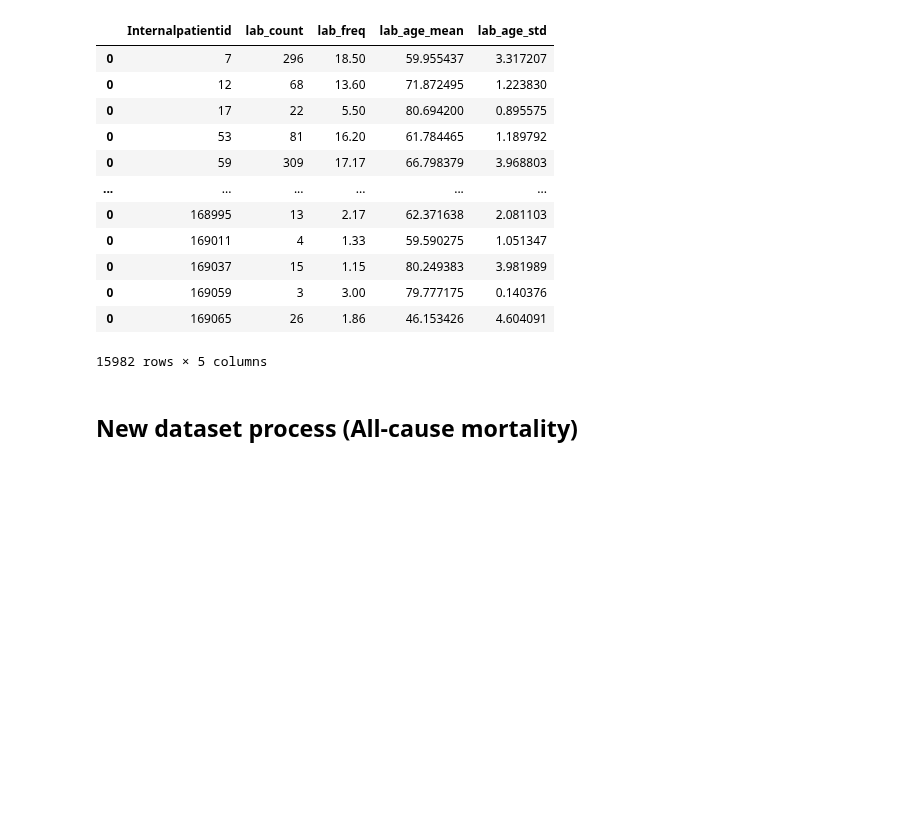
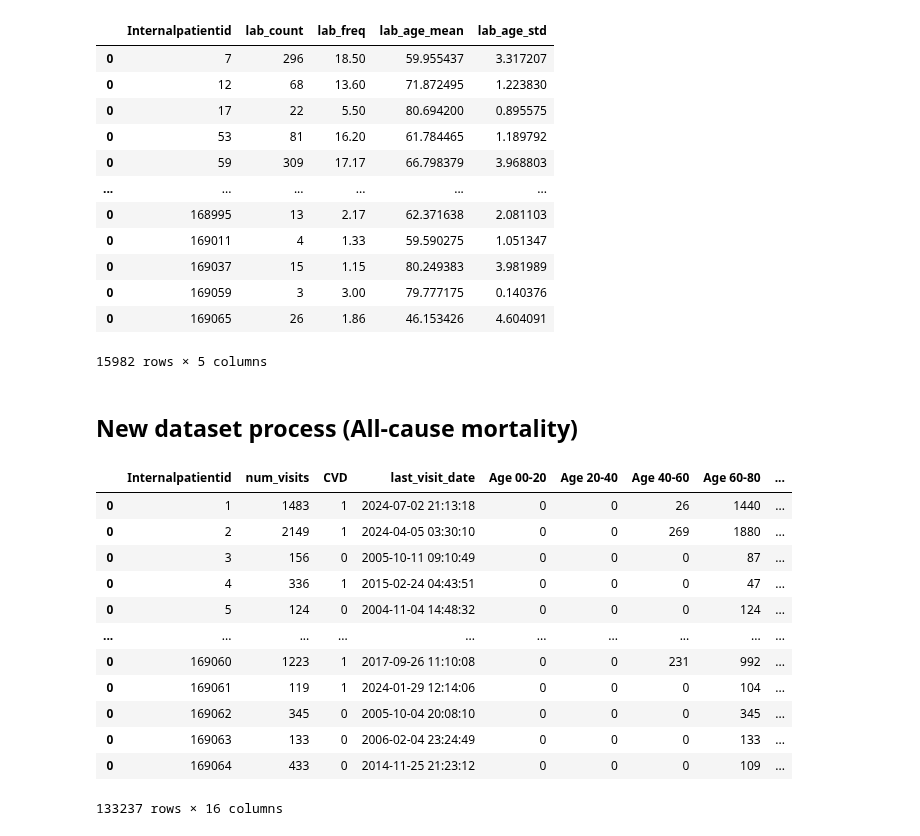
Before and after one commit to SpassMed-Projects/FDA, a Jupyter notebook: src/data/lab_results_EDA.ipynb, the cells around one changed output. Drawn from its saved outputs; the diff is of its cells as text; code cells hidden in the pictures; blank space fills up the shorter version.

Commit message:
add: train dataset for all cause mortality

```diff
--- a/src/data/lab_results_EDA.ipynb
+++ b/src/data/lab_results_EDA.ipynb
@@ -319,14 +319,28 @@ import math
 datatype = "train"
 # %%
 if datatype == "train":
-    path = '/home/hassan/lily/MLA/FDA/inpatient_CVD_mortality.csv'
+    path = '/home/hassan/lily/MLA/FDA/outpatient_mortality.csv'
 # elif datatype == "test":
 #     path = '/home/hassan/lily/MLA/FDA/inpatient_simple_test.csv'
 # else:
 #     path = '/home/hassan/lily/MLA/FDA/inpatient_simple_quality.csv'
 
 inpatient = pd.read_csv(path, index_col=0)
 inpatient
+# %% [output]
+|  | Internalpatientid | num_visits | CVD | last_visit_date | Age 00-20 | Age 20-40 | Age 40-60 | Age 60-80 | ... |
+| 0 | 1 | 1483 | 1 | 2024-07-02 21:13:18 | 0 | 0 | 26 | 1440 | ... |
+| 0 | 2 | 2149 | 1 | 2024-04-05 03:30:10 | 0 | 0 | 269 | 1880 | ... |
+| 0 | 3 | 156 | 0 | 2005-10-11 09:10:49 | 0 | 0 | 0 | 87 | ... |
+| 0 | 4 | 336 | 1 | 2015-02-24 04:43:51 | 0 | 0 | 0 | 47 | ... |
+| 0 | 5 | 124 | 0 | 2004-11-04 14:48:32 | 0 | 0 | 0 | 124 | ... |
+| ... | ... | ... | ... | ... | ... | ... | ... | ... | ... |
+| 0 | 169060 | 1223 | 1 | 2017-09-26 11:10:08 | 0 | 0 | 231 | 992 | ... |
+| 0 | 169061 | 119 | 1 | 2024-01-29 12:14:06 | 0 | 0 | 0 | 104 | ... |
+| 0 | 169062 | 345 | 0 | 2005-10-04 20:08:10 | 0 | 0 | 0 | 345 | ... |
+| 0 | 169063 | 133 | 0 | 2006-02-04 23:24:49 | 0 | 0 | 0 | 133 | ... |
+| 0 | 169064 | 433 | 0 | 2014-11-25 21:23:12 | 0 | 0 | 0 | 109 | ... |
+133237 rows × 16 columns
 # %%
 if datatype == "train":
     path = '/home/bhatti/dataset/VCHAMPS/lab_results_train.csv'
```
Also changed, not shown: parts of 4 cells of this notebook, 8 other files.
